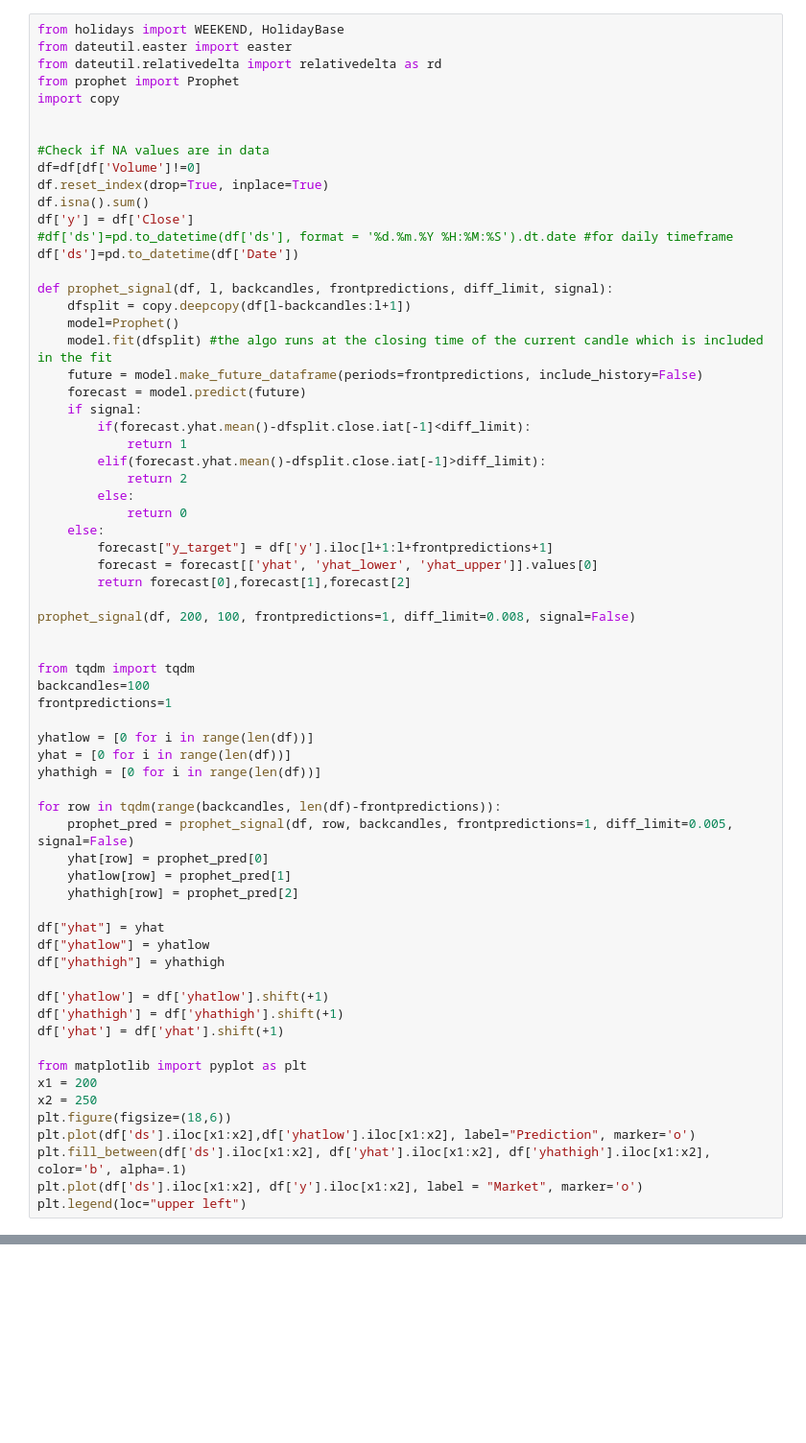
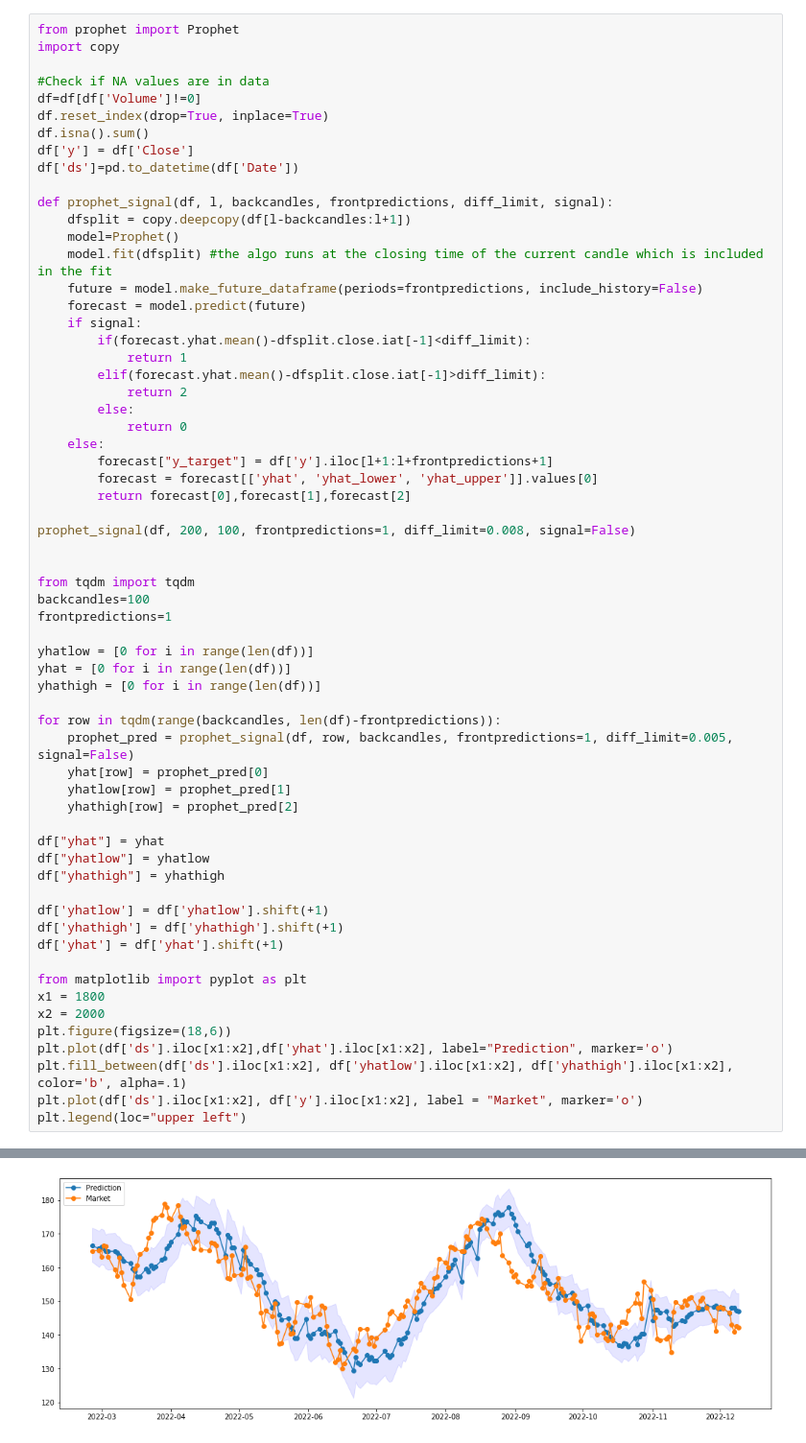
Before and after one commit to oguzkopan/GradProject, a Jupyter notebook: Web Project for Predicted Results/prophet.ipynb, the cells around one changed output, grey strips where cells are left out. Shown at 96% size. Drawn from its saved outputs; the diff is of its cells as text; blank space fills up the shorter version.

```diff
--- a/Web Project for Predicted Results/prophet.ipynb
+++ b/Web Project for Predicted Results/prophet.ipynb
@@ -29,19 +28,14 @@ df
 | 2013 | 2022-12-30 | 128.410004 | 129.949997 | 127.430000 | 129.929993 | 129.552719 | 77034200 | 36.808953 |
 2014 rows × 8 columns
 # %%
-from holidays import WEEKEND, HolidayBase
-from dateutil.easter import easter
-from dateutil.relativedelta import relativedelta as rd
 from prophet import Prophet
 import copy
-
 
 #Check if NA values are in data
 df=df[df['Volume']!=0]
 df.reset_index(drop=True, inplace=True)
 df.isna().sum()
 df['y'] = df['Close']
-#df['ds']=pd.to_datetime(df['ds'], format = '%d.%m.%Y %H:%M:%S').dt.date #for daily timeframe
 df['ds']=pd.to_datetime(df['Date'])
 
 def prophet_signal(df, l, backcandles, frontpredictions, diff_limit, signal):
@@ -88,11 +82,11 @@ df['yhathigh'] = df['yhathigh'].shift(+1)
 df['yhat'] = df['yhat'].shift(+1)
 
 from matplotlib import pyplot as plt
-x1 = 200
-x2 = 250
+x1 = 1800
+x2 = 2000
 plt.figure(figsize=(18,6))
-plt.plot(df['ds'].iloc[x1:x2],df['yhatlow'].iloc[x1:x2], label="Prediction", marker='o')
-plt.fill_between(df['ds'].iloc[x1:x2], df['yhat'].iloc[x1:x2], df['yhathigh'].iloc[x1:x2], color='b', alpha=.1)
+plt.plot(df['ds'].iloc[x1:x2],df['yhat'].iloc[x1:x2], label="Prediction", marker='o')
+plt.fill_between(df['ds'].iloc[x1:x2], df['yhatlow'].iloc[x1:x2], df['yhathigh'].iloc[x1:x2], color='b', alpha=.1)
 plt.plot(df['ds'].iloc[x1:x2], df['y'].iloc[x1:x2], label = "Market", marker='o')
 plt.legend(loc="upper left")
 # %% [output]
@@ -109,0 +111 @@ dyld[4613]: Library not loaded: @rpath/libtbb.dylib
+[figure, added]
```
Also changed, not shown: parts of 3 cells of this notebook, 1 other file.
